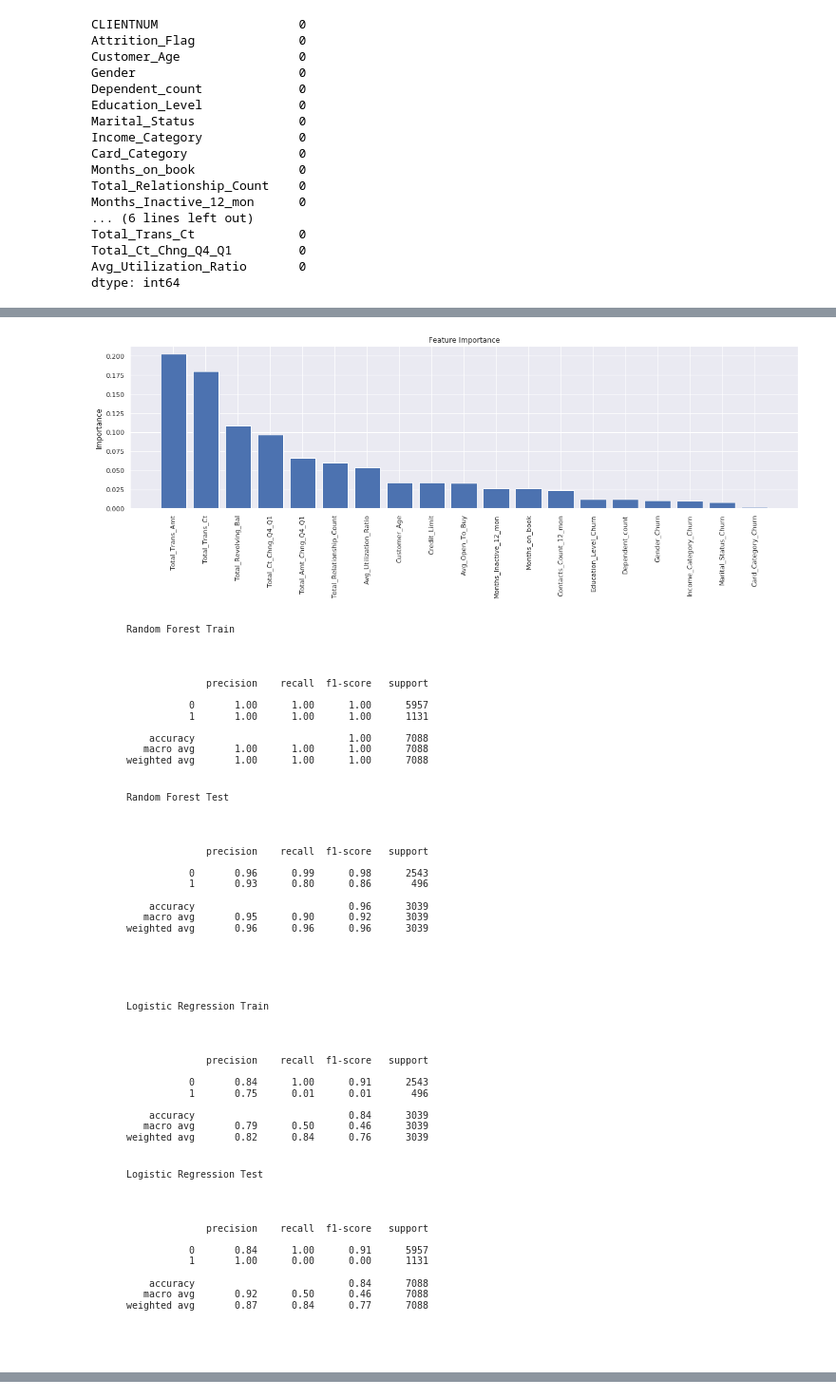
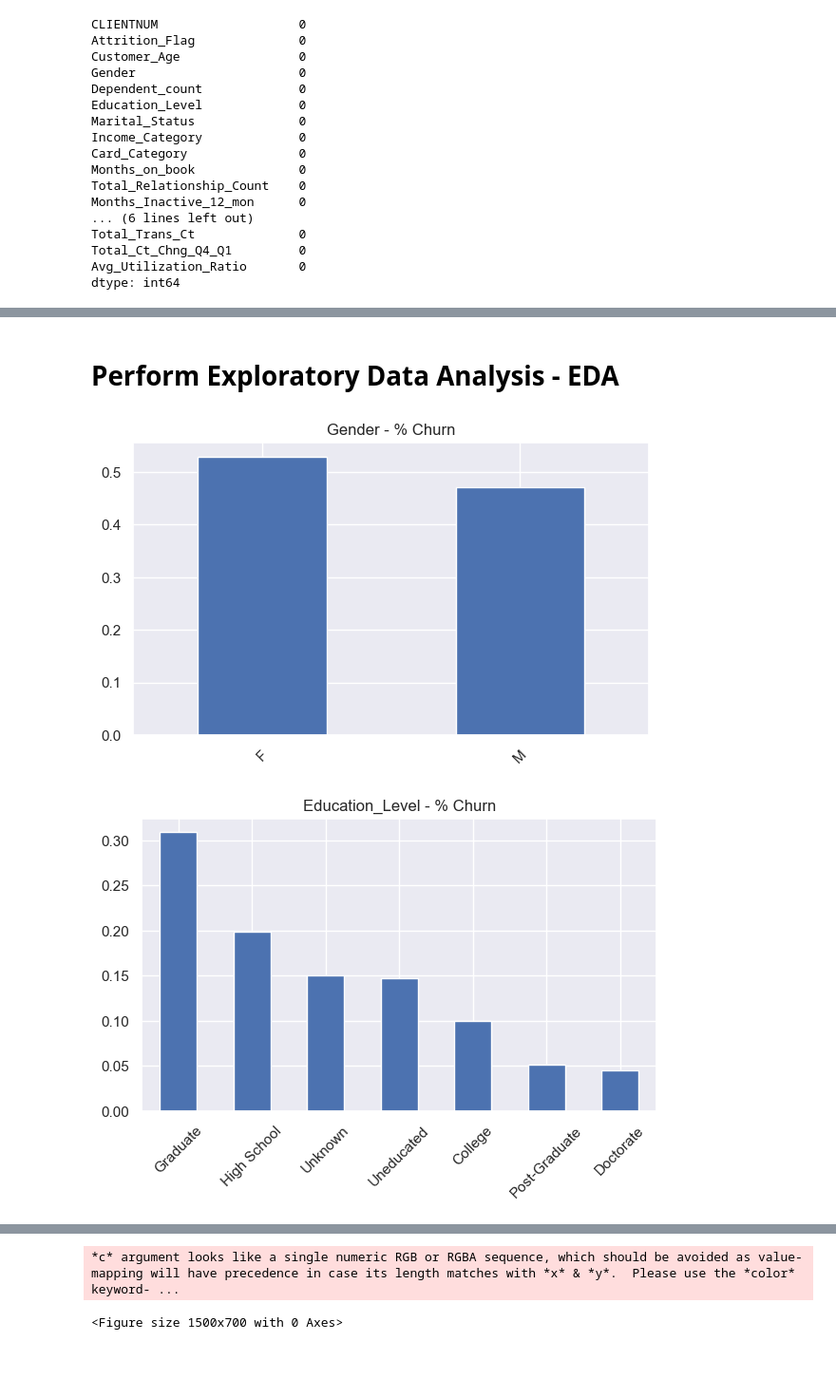
Before and after one commit to LaurentVeyssier/Udacity-Predict-Customer-Churn-with-Clean-Code, a Jupyter notebook: churn_notebook.ipynb, the cells around one changed output, grey strips where cells are left out. Shown at 95% size. Cells and saved outputs as stored; diff of their text form; code cells hidden in the pictures; blank space fills up the shorter version.

```diff
--- a/churn_notebook.ipynb
+++ b/churn_notebook.ipynb
@@ -289,42 +116,14 @@ shap.summary_plot(shap_values, X_test, plot_type="bar")
-# %%
-# Calculate feature importances
-importances = cv_rfc.best_estimator_.feature_importances_
-# Sort feature importances in descending order
-indices = np.argsort(importances)[::-1]
-
-# Rearrange feature names so they match the sorted feature importances
-names = [X.columns[i] for i in indices]
-
-# Create plot
-plt.figure(figsize=(20,5))
-
-# Create plot title
-plt.title("Feature Importance")
-plt.ylabel('Importance')
-
-# Add bars
-plt.bar(range(X.shape[1]), importances[indices])
-
-# Add feature names as x-axis labels
-plt.xticks(range(X.shape[1]), names, rotation=90);
-# %% [output]
-[figure, removed]
-# %%
-plt.rc('figure', figsize=(5, 5))
-#plt.text(0.01, 0.05, str(model.summary()), {'fontsize': 12}) old approach
-plt.text(0.01, 1.25, str('Random Forest Train'), {'fontsize': 10}, fontproperties = 'monospace')
-plt.text(0.01, 0.05, str(classification_report(y_test, y_test_preds_rf)), {'fontsize': 10}, fontproperties = 'monospace') # approach improved by OP -> monospace!
-plt.text(0.01, 0.6, str('Random Forest Test'), {'fontsize': 10}, fontproperties = 'monospace')
-plt.text(0.01, 0.7, str(classification_report(y_train, y_train_preds_rf)), {'fontsize': 10}, fontproperties = 'monospace') # approach improved by OP -> monospace!
-plt.axis('off');
-# %% [output]
-[figure, removed]
-# %%
-plt.rc('figure', figsize=(5, 5))
-plt.text(0.01, 1.25, str('Logistic Regression Train'), {'fontsize': 10}, fontproperties = 'monospace')
-plt.text(0.01, 0.05, str(classification_report(y_train, y_train_preds_lr)), {'fontsize': 10}, fontproperties = 'monospace') # approach improved by OP -> monospace!
-plt.text(0.01, 0.6, str('Logistic Regression Test'), {'fontsize': 10}, fontproperties = 'monospace')
-plt.text(0.01, 0.7, str(classification_report(y_test, y_test_preds_lr)), {'fontsize': 10}, fontproperties = 'monospace') # approach improved by OP -> monospace!
-plt.axis('off');
-# %% [output]
-[figure, removed]
+# %%
+# Encode Churn dependent variable : 0 = Did not churned ; 1 = Churned
+df['Churn'] = df['Attrition_Flag'].apply(lambda val: 0 if val == "Existing Customer" else 1)
+# Drop redudant Attrition_Flag variable
+df.drop('Attrition_Flag', axis=1, inplace=True)
+# Drop useless variable
+df.drop('CLIENTNUM', axis=1, inplace=True)
+# %% [markdown]
+# Perform Exploratory Data Analysis - EDA
+# %%
+perform_eda(df)
+# %% [output]
+[figure, added]
+[figure, added]
@@ -330,0 +136,2 @@ plt.axis('off');
+*c* argument looks like a single numeric RGB or RGBA sequence, which should be avoided as value-mapping will have precedence in case its length matches with *x* & *y*.  Please use the *color* keyword- ...
+<Figure size 1500x700 with 0 Axes>
```
Also changed, not shown: parts of 38 cells of this notebook, 9 other files.
